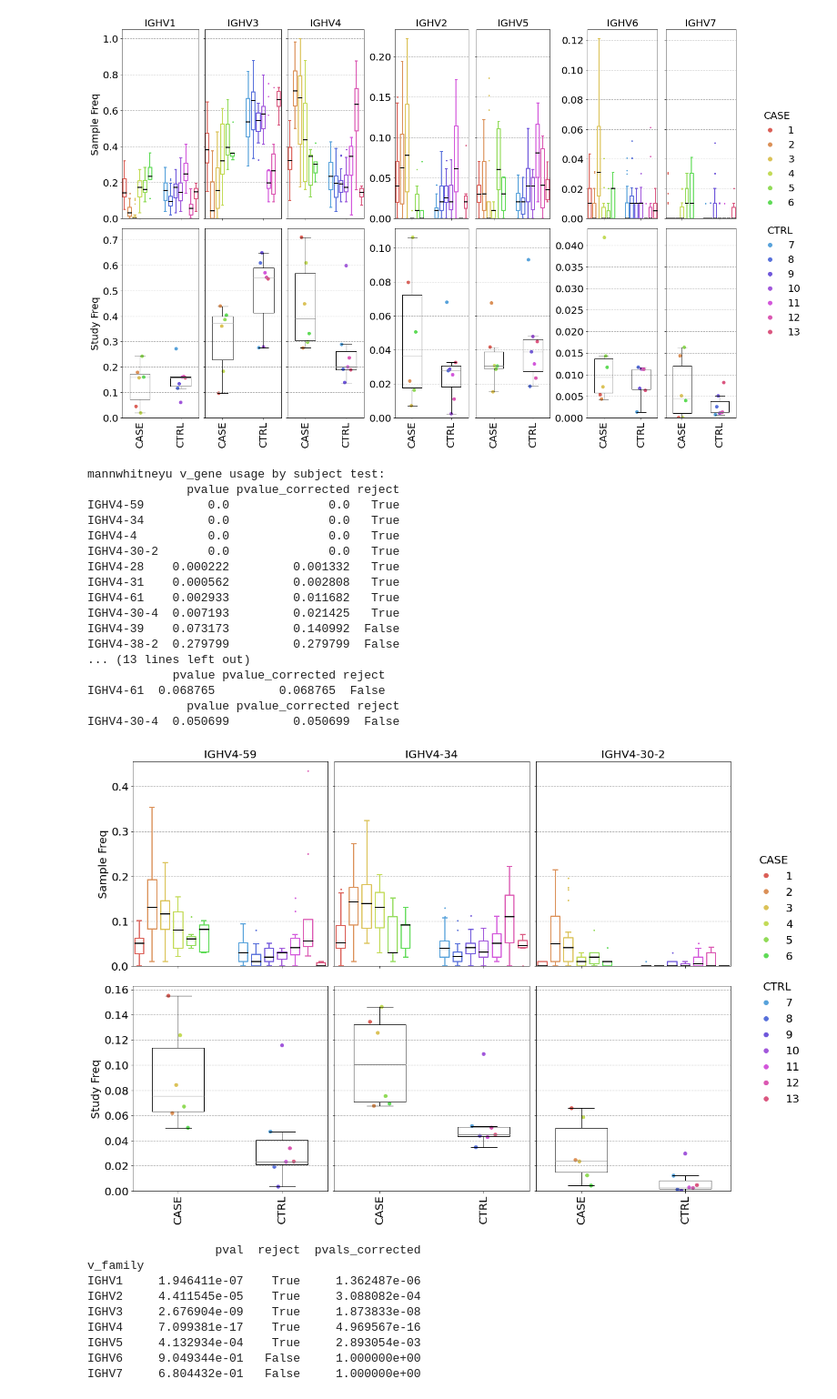
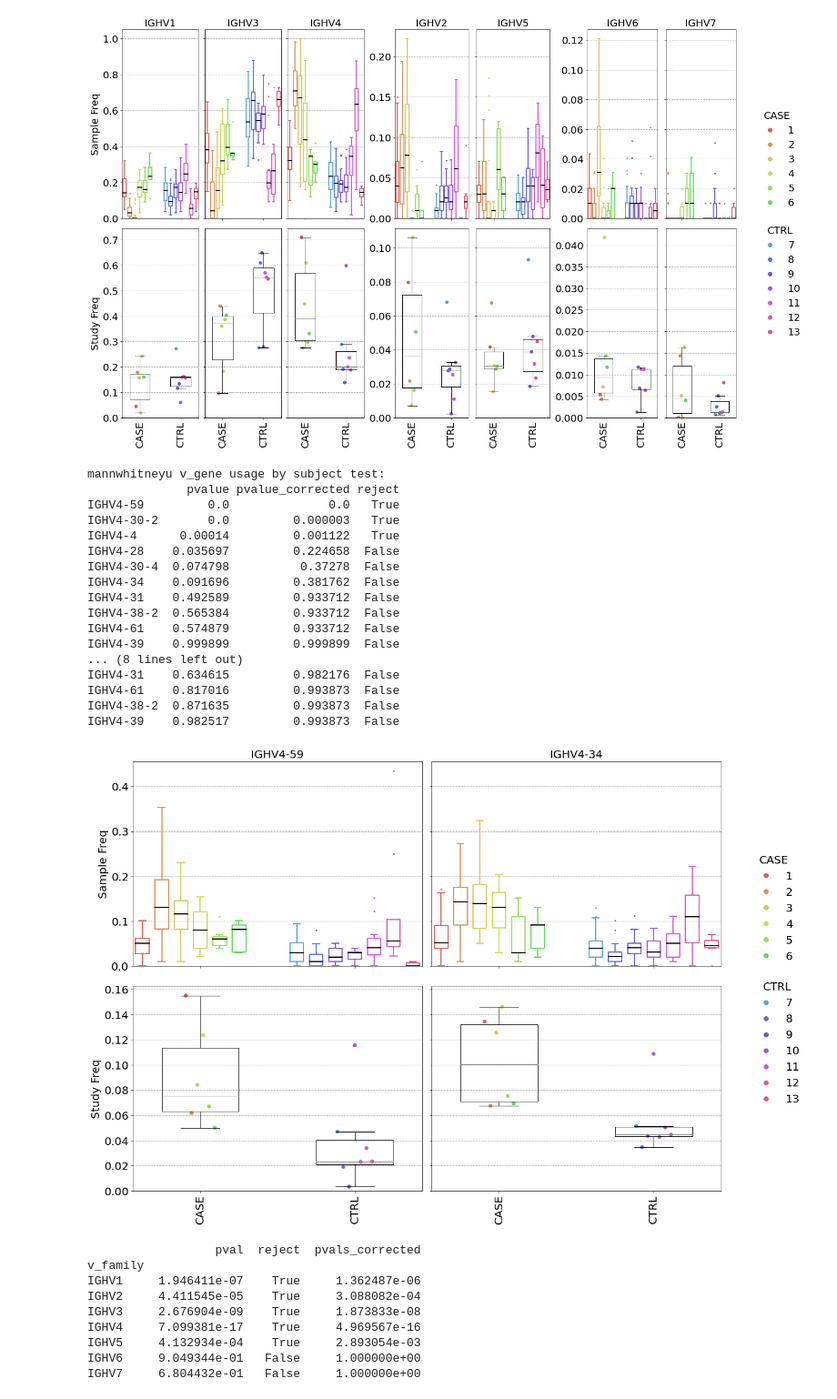
Before and after one commit to boazfran/CovidAbMetaAnalysis, a Jupyter notebook: AbMetaAnalysis.ipynb, the cells around one changed output. Shown at 91% size. Drawn from its saved outputs; the diff is of its cells as text; code cells hidden in the pictures.

```diff
--- a/AbMetaAnalysis.ipynb
+++ b/AbMetaAnalysis.ipynb
@@ -29,12 +29,12 @@ covid_ctrl_test_metadata = pd.read_csv(
 ).set_index(["study_id", "subject_id"])
 
 # labels for the covid test set
-covid_test_labels = pd.Series(True, index=covid_case_test_metadata.index).append(
-    pd.Series(False, index=covid_ctrl_test_metadata.index)
+covid_test_labels = pd.concat(
+    [pd.Series(True, index=covid_case_test_metadata.index), pd.Series(False, index=covid_ctrl_test_metadata.index)]
 )
 # labels for the covid cross validation set
-covid_labels = pd.Series(True, index=covid_case_metadata.index).append(
-    pd.Series(False, index=covid_ctrl_metadata.index)
+covid_labels = pd.concat(
+    [pd.Series(True, index=covid_case_metadata.index), pd.Series(False, index=covid_ctrl_metadata.index)]
 ).drop(index=covid_test_labels.index)
 
 for folder in ['distance_matrices',  'rep_clf_output',  'subsampled_files', 'figures', 'motifs']:
@@ -726,6 +709,7 @@ from matplotlib import pyplot as plt
 import seaborn as sns
 from matplotlib.lines import Line2D
 from AbMetaAnalysis.EDA import get_motif_analysis, mannwhitneyu_test, count_v_gene_by_subj, load_motifs_analysis, save_motifs_analysis
+from AbMetaAnalysis.EDA import get_by_subj_motif_analysis_df, get_by_study_motif_analysis_df
 
 
 force_v_gene_analysis = False
@@ -747,70 +731,79 @@ if force_v_gene_analysis or covid_by_subj_v_gene_df is None or covid_by_study_v_
         motifs_dir=os.path.join(output_dir, 'covid_output', 'motifs'), base_name='top_100_complete_linkage_dist_0.0_clusters_max_seq_per_cluster_1', motif='v_gene'
     )
 
-ighv4_columns = covid_by_subj_v_gene_df.loc[:, 'prop'].columns[pd.Series(covid_by_subj_v_gene_df.loc[:, 'prop'].columns).str.startswith('IGHV4')]
+covid_by_subj_ighv4_df = get_by_subj_motif_analysis_df(
+    covid_by_subj_v_gene_df.loc[
+        :, ('occur', filter(lambda x: x.startswith('IGHV4'), covid_by_subj_v_gene_df.columns.get_level_values(1)))
+    ].loc[:, 'occur']
+)
+covid_by_study_ighv4_df = pd.concat(
+    {'CASE': get_by_study_motif_analysis_df(covid_by_subj_ighv4_df.loc['CASE'], outlier_th=3)}, names=['label']
+).append(
+    pd.concat({'CTRL': get_by_study_motif_analysis_df(covid_by_subj_ighv4_df.loc['CTRL'], outlier_th=3)}, names=['label'])
+)
 
 print("mannwhitneyu v_gene usage by subject test:")
 print(
     mannwhitneyu_test(
-        df=covid_by_subj_v_gene_df.loc[:, (slice(None), ighv4_columns)],
+        df=covid_by_subj_ighv4_df,
         confidence_th=0.05,
         alternative='greater',
         adjustment_method='holm-sidak',
         y='prop'
     )
 )
 print("mannwhitneyu v_gene usage by study test:")
-for v_gene in  ['IGHV4-59', 'IGHV4-34', 'IGHV4-28', 'IGHV4-30-2', 'IGHV4-28', 'IGHV4-31', 'IGHV4-61', 'IGHV4-30-4']:
-    print(
-        mannwhitneyu_test(
-            df=covid_by_study_v_gene_df.loc[:, (slice(None), [v_gene])],
-            confidence_th=0.05,
-            alternative='greater',
-            adjustment_method='holm-sidak',
-            y='prop'
-        )
+print(
+    mannwhitneyu_test(
+        df=covid_by_study_ighv4_df,
+        confidence_th=0.05,
+        alternative='greater',
+        adjustment_method='holm-sidak',
+        y='prop'
     )
-fig, axes = plt.subplots(2, 3, constrained_layout=True, figsize=(18, 12), sharex='col', sharey='row')
+)
+
+fig, axes = plt.subplots(2, 2, constrained_layout=True, figsize=(18, 12), sharex='col', sharey='row')
 case_ctrl_color_diff=3
 boxplot_features(
-    by_subj_df=covid_by_subj_v_gene_df.loc[:, (slice(None), ['IGHV4-59', 'IGHV4-34', 'IGHV4-30-2'])],
-    by_study_df=covid_by_study_v_gene_df.loc[:, (slice(None), ['IGHV4-59', 'IGHV4-34', 'IGHV4-30-2'])],
+    by_subj_df=covid_by_subj_v_gene_df.loc[:, (slice(None), ['IGHV4-59', 'IGHV4-34'])],
+    by_study_df=covid_by_study_v_gene_df.loc[:, (slice(None), ['IGHV4-59', 'IGHV4-34'])],
     aliase2study=covid_aliase2study,
     case_aliases=covid_case_aliases,
     ctrl_aliases=covid_ctrl_aliases,
     colors=colors,
     axes=axes,
     case_ctrl_color_diff=case_ctrl_color_diff,
     outlier_th=2.5,
     y='prop',
     ylabel="Freq"
 )
 
-case_legend = axes[0,2].legend(handles=case_handles, title='CASE', title_fontsize=20, fontsize=20, loc=(1.1, 0.0))
+case_legend = axes[0,1].legend(handles=case_handles, title='CASE', title_fontsize=20, fontsize=20, loc=(1.1, 0.0))
 case_legend.get_frame().set_linewidth(0.0)
-ctrl_legend = axes[1,2].legend(handles=ctrl_handles, title='CTRL', title_fontsize=20, fontsize=20, loc=(1.1, 0.4))
+ctrl_legend = axes[1,1].legend(handles=ctrl_handles, title='CTRL', title_fontsize=20, fontsize=20, loc=(1.1, 0.4))
 ctrl_legend.get_frame().set_linewidth(0.0)
 
 plt.savefig(os.path.join(output_dir, 'covid_output', 'figures', 'v_gene_usage.pdf'))
 # %% [output]
 mannwhitneyu v_gene usage by subject test:
               pvalue pvalue_corrected reject
 IGHV4-59         0.0              0.0   True
-IGHV4-34         0.0              0.0   True
-IGHV4-4          0.0              0.0   True
-IGHV4-30-2       0.0              0.0   True
-IGHV4-28    0.000222         0.001332   True
-IGHV4-31    0.000562         0.002808   True
-IGHV4-61    0.002933         0.011682   True
-IGHV4-30-4  0.007193         0.021425   True
-IGHV4-39    0.073173         0.140992  False
-IGHV4-38-2  0.279799         0.279799  False
-... (13 lines left out)
-            pvalue pvalue_corrected reject
-IGHV4-61  0.068765         0.068765  False
-              pvalue pvalue_corrected reject
-IGHV4-30-4  0.050699         0.050699  False
+IGHV4-30-2       0.0         0.000003   True
+IGHV4-4      0.00014         0.001122   True
+IGHV4-28    0.035697         0.224658  False
+IGHV4-30-4  0.074798          0.37278  False
+IGHV4-34    0.091696         0.381762  False
+IGHV4-31    0.492589         0.933712  False
+IGHV4-38-2  0.565384         0.933712  False
+IGHV4-61    0.574879         0.933712  False
+IGHV4-39    0.999899         0.999899  False
+... (8 lines left out)
+IGHV4-31    0.634615         0.982176  False
+IGHV4-61    0.817016         0.993873  False
+IGHV4-38-2  0.871635         0.993873  False
+IGHV4-39    0.982517         0.993873  False
-[figure, old version]
+[figure, new version]
 # %%
 from scipy.stats import mannwhitneyu
 from statsmodels.stats.proportion import multinomial_proportions_confint
```
Also changed, not shown: parts of 11 cells of this notebook.
